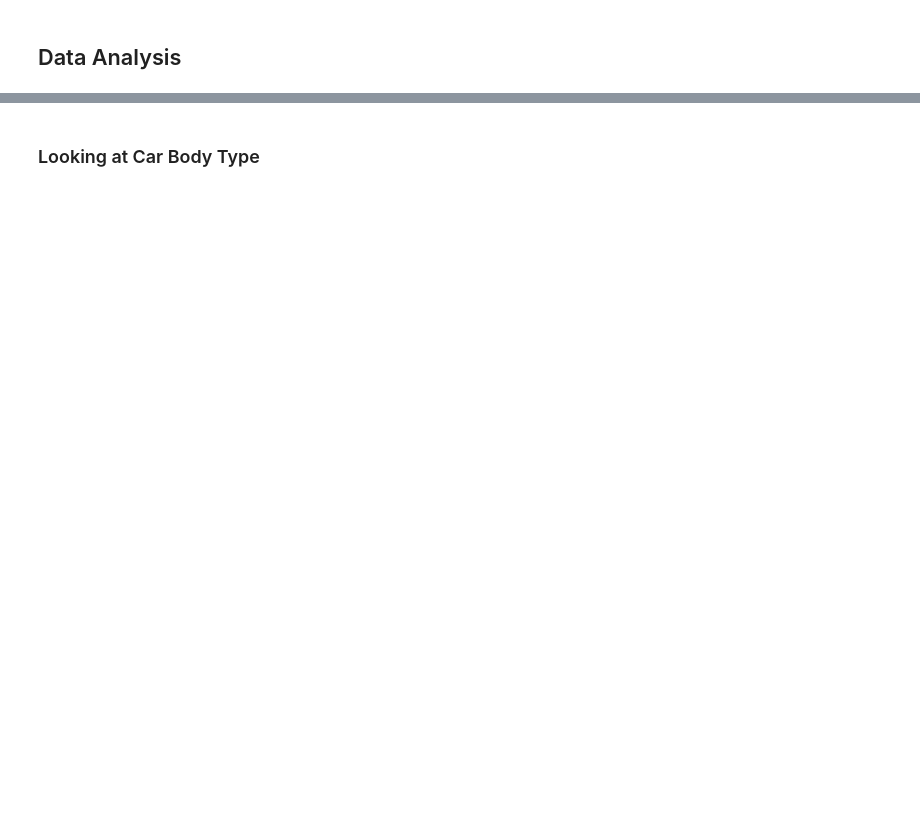
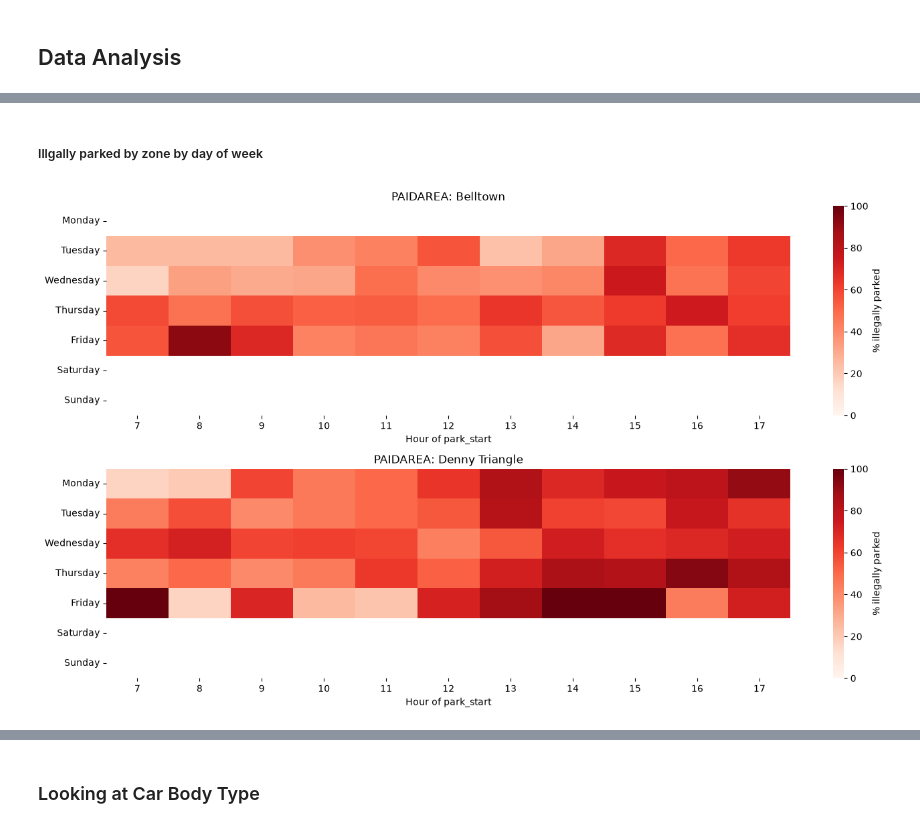
Before and after one commit to dshan805/freight-curb-allocation, a Jupyter notebook: notebooks/01-eda.ipynb, the cells around one changed output, grey strips where cells are left out. Saved outputs shown, nothing was run; the diff lists cells and outputs as text; code cells hidden in the pictures; blank space fills up the shorter version.

```diff
--- a/notebooks/01-eda.ipynb
+++ b/notebooks/01-eda.ipynb
@@ -603,0 +621,26 @@ idax1_loading_zones = idax_1_area[idax_1_area['SPACETYPE'].
+# %% [markdown]
+##### Illgally parked by zone by day of week
+# %%
+weekday_order = ['Monday', 'Tuesday', 'Wednesday', 'Thursday', 'Friday', 'Saturday', 'Sunday']
+paid_areas = idax1_with_weather['PAIDAREA'].dropna().unique()
+
+figure, axes = plt.subplots(len(paid_areas), 1, figsize=(14, 4 * len(paid_areas)), squeeze=False)
+
+for axis, paid_area in zip(axes.flat, paid_areas):
+    area_rows = idax1_with_weather[idax1_with_weather['PAIDAREA'] == paid_area]
+    sns.heatmap(
+        area_rows.groupby([
+            pd.to_datetime(area_rows['date']).dt.day_name(),
+            pd.to_datetime(area_rows['park_start']).dt.hour,
+        ])['illegally_parked'].mean().mul(100).unstack().reindex(weekday_order),
+        cmap='Reds', vmin=0, vmax=100, ax=axis,
+        cbar_kws={'label': '% illegally parked'},
+    )
+    axis.set_title(f'PAIDAREA: {paid_area}')
+    axis.set_xlabel('Hour of park_start')
+    axis.set_ylabel('')
+
+plt.tight_layout()
+plt.show()
+# %% [output]
+[figure, added]
```
Also changed, not shown: parts of 180 cells of this notebook, 3 other files.
